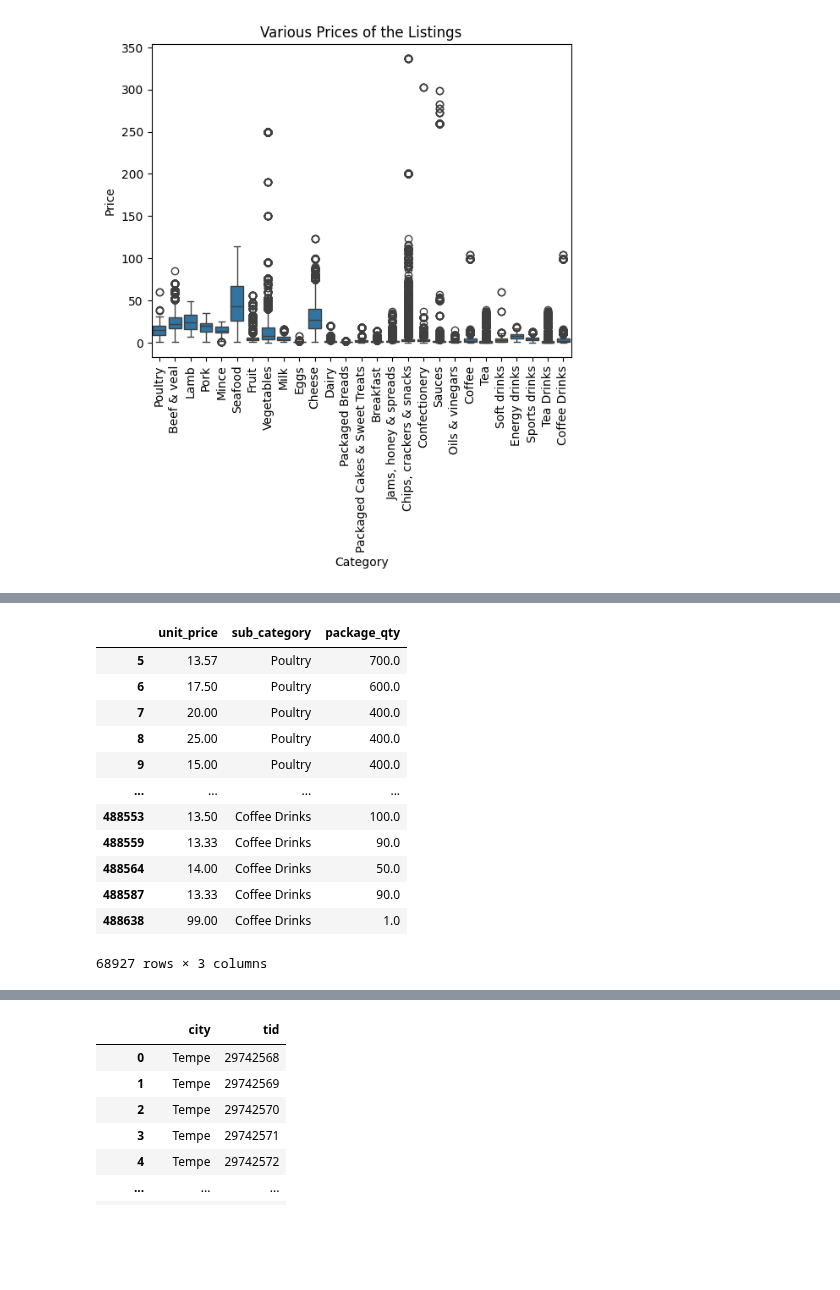
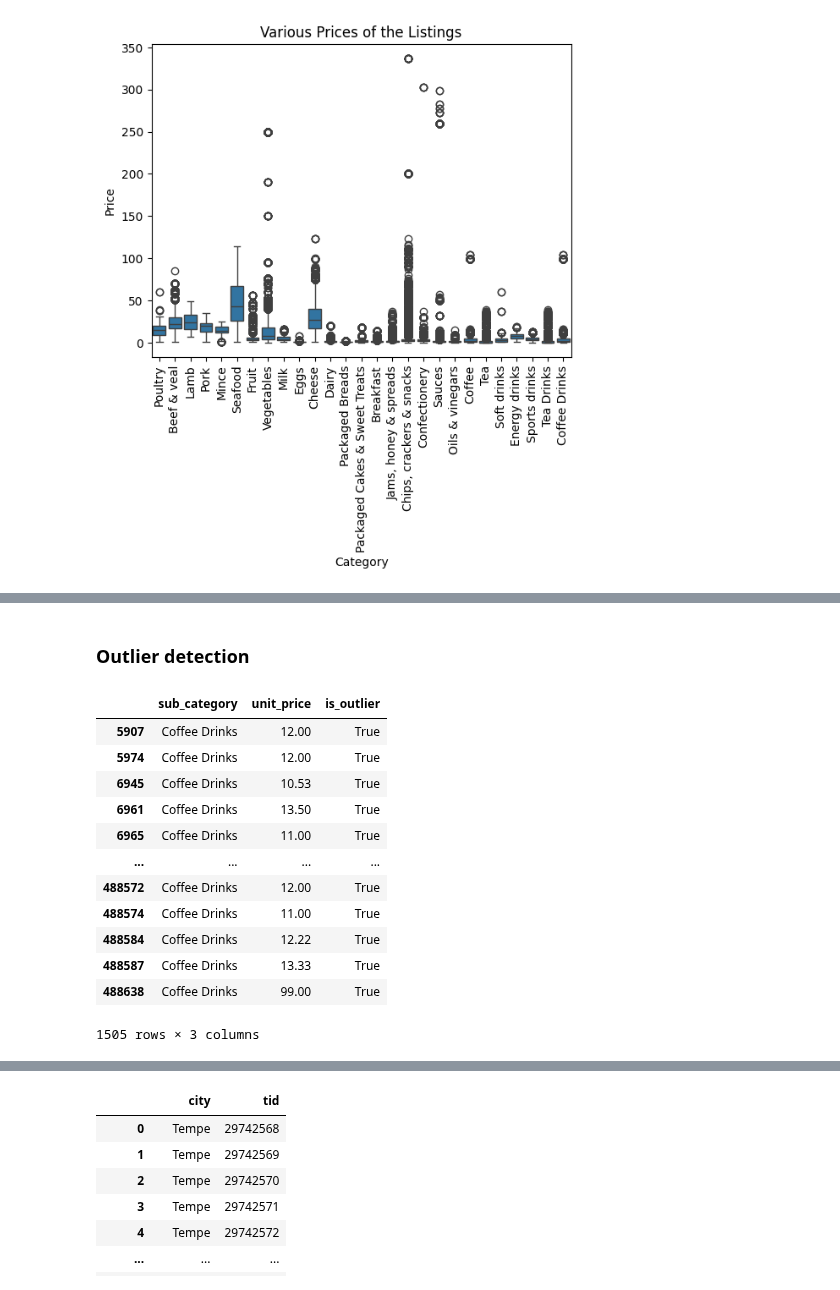
Before and after one commit to binayakhadka/grocery-retail-analytics, a Jupyter notebook: aus.ipynb, the cells around one changed output, grey strips where cells are left out. Cells and saved outputs as stored; diff of their text form; code cells hidden in the pictures; blank space fills up the shorter version.

```diff
--- a/aus.ipynb
+++ b/aus.ipynb
@@ -547,27 +547,30 @@ Data columns (total 23 columns):
  22  package_unit     485486 non-null  object
 dtypes: datetime64[ns](1), float64(3), int64(5), object(14)
 memory usage: 88.9+ MB
+# %% [markdown]
+### Outlier detection ###
 # %%
-Q1 = df['unit_price'].quantile(0.25)
-Q3 = df['unit_price'].quantile(0.75)
+Q1 = df.groupby('sub_category')['unit_price'].transform(lambda x: x.quantile(0.25))
+Q3 = df.groupby('sub_category')['unit_price'].transform(lambda x: x.quantile(0.75))
 IQR = Q3 - Q1
 
-lower_bound = Q1 - 1.5 * IQR
-upper_bound = Q3 + 1.5 * IQR
+lower = Q1 - 1.5 * IQR
+upper = Q3 + 1.5 * IQR
 
-potential_outliers = df[(df['unit_price'] < lower_bound) | (df['unit_price'] > upper_bound)]
-potential_outliers[['unit_price', 'sub_category', 'package_qty']]
+
+df['is_outlier'] = (df['unit_price'] < lower) | (df['unit_price'] > upper)
+df.loc[(df.is_outlier==True) & (df.sub_category=='Coffee Drinks'), ['sub_category','unit_price','is_outlier']]
 # %% [output]
-|  | unit_price | sub_category | package_qty |
-| 5 | 13.57 | Poultry | 700.0 |
-| 6 | 17.50 | Poultry | 600.0 |
-| 7 | 20.00 | Poultry | 400.0 |
-| 8 | 25.00 | Poultry | 400.0 |
-| 9 | 15.00 | Poultry | 400.0 |
+|  | sub_category | unit_price | is_outlier |
+| 5907 | Coffee Drinks | 12.00 | True |
+| 5974 | Coffee Drinks | 12.00 | True |
+| 6945 | Coffee Drinks | 10.53 | True |
+| 6961 | Coffee Drinks | 13.50 | True |
+| 6965 | Coffee Drinks | 11.00 | True |
 | ... | ... | ... | ... |
-| 488553 | 13.50 | Coffee Drinks | 100.0 |
-| 488559 | 13.33 | Coffee Drinks | 90.0 |
-| 488564 | 14.00 | Coffee Drinks | 50.0 |
-| 488587 | 13.33 | Coffee Drinks | 90.0 |
-| 488638 | 99.00 | Coffee Drinks | 1.0 |
+| 488572 | Coffee Drinks | 12.00 | True |
+| 488574 | Coffee Drinks | 11.00 | True |
+| 488584 | Coffee Drinks | 12.22 | True |
+| 488587 | Coffee Drinks | 13.33 | True |
+| 488638 | Coffee Drinks | 99.00 | True |
-68927 rows × 3 columns
+1505 rows × 3 columns
```
Also changed, not shown: parts of 1 cell of this notebook.
